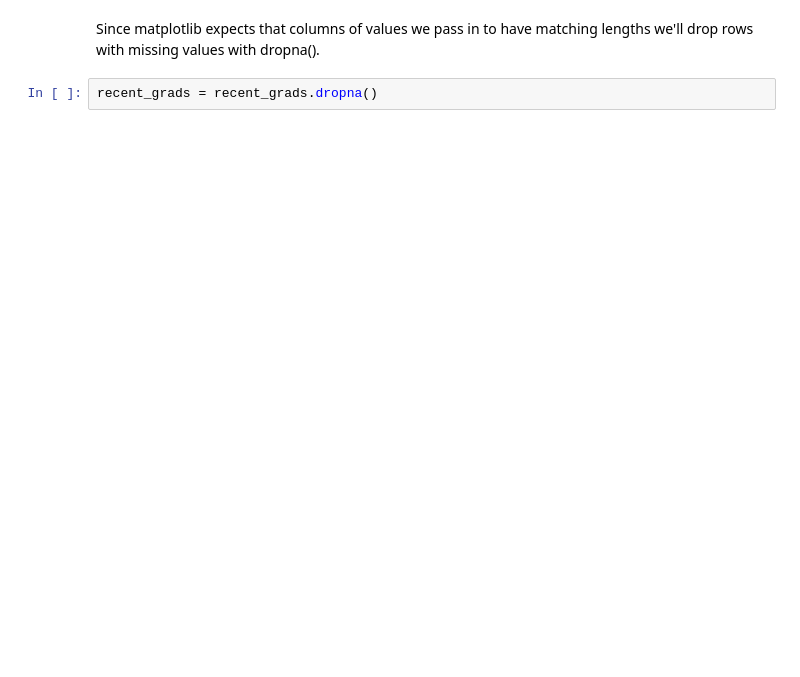
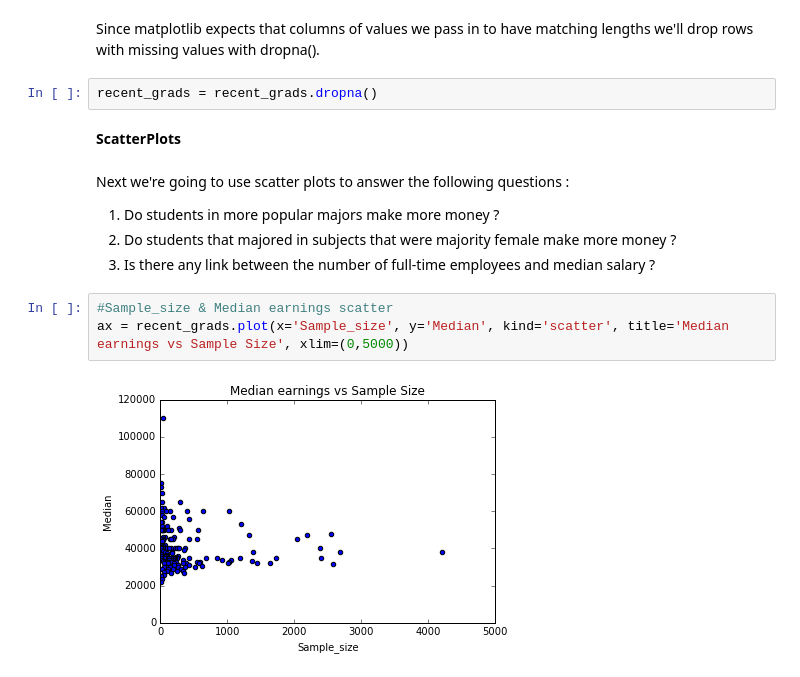
Before and after one commit to nkalpaxis/Visualizing_Earnings_Based_On_College_Majors, a Jupyter notebook: Visualizing_earnings_based_on_college_majors.ipynb, the cells around one changed output. Cells and saved outputs as stored; diff of their text form; blank space fills up the shorter version.

```diff
--- a/Visualizing_earnings_based_on_college_majors.ipynb
+++ b/Visualizing_earnings_based_on_college_majors.ipynb
@@ -75,3 +92,15 @@ max     48207.000000
 Since matplotlib expects that columns of values we pass in to have matching lengths we'll drop rows with missing values with dropna().
 # %%
 recent_grads = recent_grads.dropna()
+# %% [markdown]
+<font size='14'>**ScatterPlots**</font>
+# %% [markdown]
+Next we're going to use scatter plots to answer the following questions :
+1. Do students in more popular majors make more money ?
+2. Do students that majored in subjects that were majority female make more money ?
+3. Is there any link between the number of full-time employees and median salary ?
+# %%
+#Sample_size & Median earnings scatter
+ax = recent_grads.plot(x='Sample_size', y='Median', kind='scatter', title='Median earnings vs Sample Size', xlim=(0,5000))
+# %% [output]
+[figure, added]
```
Also changed, not shown: parts of 33 cells of this notebook.
